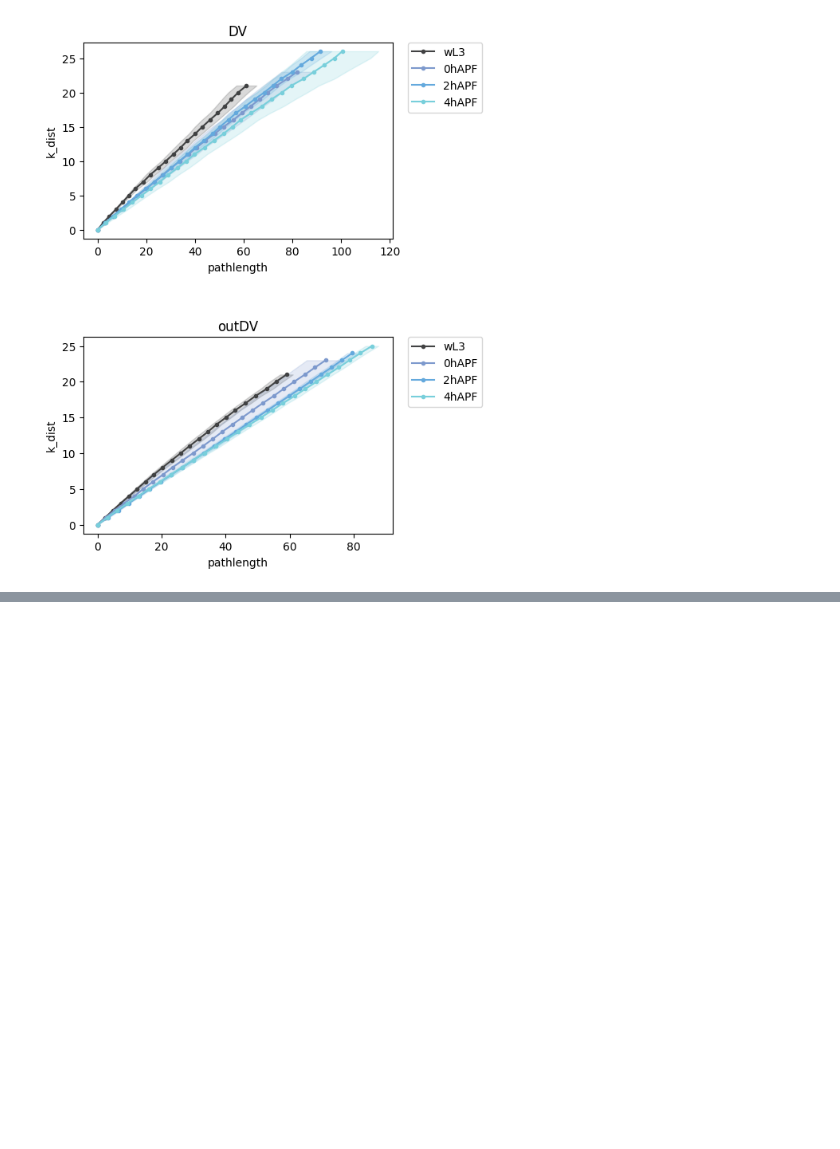
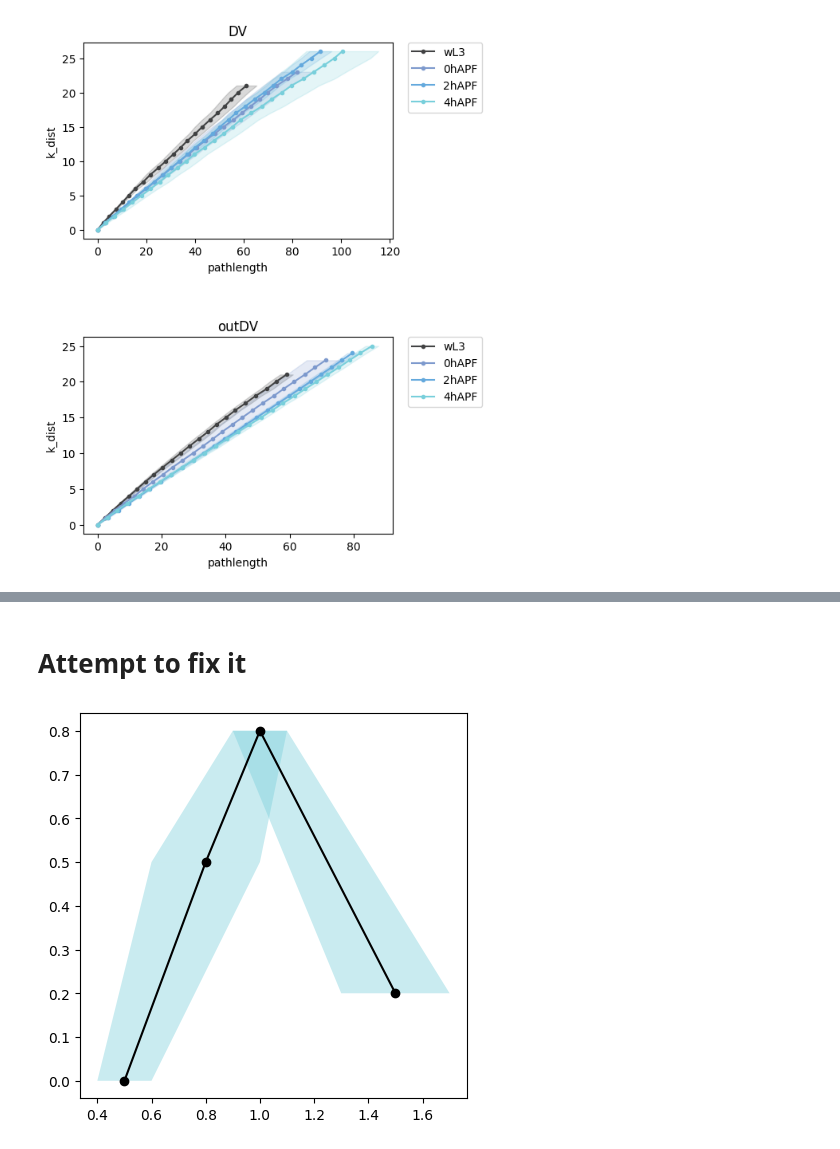
Before and after one commit to abhijeetkrishna/WDeversion_theory, a Jupyter notebook: Experiments/notebooks/prop_comparison_analysis.ipynb, the cells around one changed output, grey strips where cells are left out. Saved outputs shown, nothing was run; the diff lists cells and outputs as text; code cells hidden in the pictures; blank space fills up the shorter version.

```diff
--- a/Experiments/notebooks/prop_comparison_analysis.ipynb
+++ b/Experiments/notebooks/prop_comparison_analysis.ipynb
@@ -309,9 +345,9 @@ for i in range(len(regions)):
 
         df_temp = df_comparison[(df_comparison["region"] == region)&(df_comparison["devstage_init"] == devstage_init)&(df_comparison["devstage_final"] == devstage_final)]
 
-        ax.plot(df_temp["ref_pathlength_scaled"], df_temp[lambda_name + "_mean"], label=devstage_final, color = color_dict[devstage_final])
+        ax.plot(df_temp["ref_pathlength_scaled"], df_temp["fit_" + lambda_name + "_mean"], label=devstage_final, color = color_dict[devstage_final])
         #ax.fill_between(df_temp["ref_pathlength_scaled"], df_temp[lambda_name + "_mean"]-df_temp[lambda_name + "_std"], df_temp[lambda_name + "_mean"]+df_temp[lambda_name + "_std"], alpha=0.2, color = color_dict[devstage_final], linewidth=0)
-        #ax.fill_betweenx(df_stage["k_dist"], df_stage["k_dist_pathlength_mean"] - df_stage["k_dist_pathlength_std"], df_stage["k_dist_pathlength_mean"] + df_stage["k_dist_pathlength_std"], alpha=0.2, color = color_dict[devstages[j]])
+        ax.fill_betweenx(df_temp[lambda_name + "_mean"], df_temp["ref_pathlength_scaled"] - df_temp["ref_pathlength_scaled_std"], df_temp["ref_pathlength_scaled"] + df_temp["ref_pathlength_scaled_std"], alpha=0.2, color = color_dict[devstage_final])
 
     ax.set_title(region)
     ax.set_ylim(0.7,1.6)
@@ -378,0 +404,32 @@ dtype: float64
+# %% [markdown]
+# Attempt to fix it
+# %%
+
+from matplotlib.patches import Polygon
+
+#fill color in a quadrilateral defined by 4 points
+def fill_quad(ax, xs, ys, x_stds, color, alpha=0.5):
+    #hex code for transparent
+    #https://gist.github.com/lopspower/03fb1cc0ac9f32ef38f4
+    #color = color + hex(int(alpha*255))[2:]
+    #verts = [(x[0], y[0]), (x[1], y[1]), (x[2], y[2]), (x[3], y[3])]
+    [x1, x2] = xs; [y1, y2] = ys; [x_std1, x_std2] = x_stds
+    verts = [(x1 - x_std1, y1), (x1 + x_std1, y1), (x2 + x_std2, y2), (x2 - x_std2, y2)]
+    poly = Polygon(verts, facecolor=color, edgecolor='none', zorder = 2, alpha = alpha)
+    ax.add_patch(poly)
+    return ax
+
+
+color = '#78cfdb'
+
+xs = [0.5, 0.8, 1, 1.5]
+ys = [0, 0.5, 0.8, 0.2]
+x_stds = [0.1, 0.2, 0.1, 0.2]
+fig,ax = plt.subplots(1, 1, figsize=(5, 5))
+ax.plot(xs, ys, 'o', color = 'black', linestyle = '-', zorder = 3)
+
+for i in range(len(xs)-1):
+    xs_ = xs[i:i+2]; ys_ = ys[i:i+2]; x_stds_ = x_stds[i:i+2]
+    ax = fill_quad(ax, xs_, ys_, x_stds_, color, alpha = 0.4)
+# %% [output]
+[figure, added]
```
Also changed, not shown: parts of 12 cells of this notebook.
